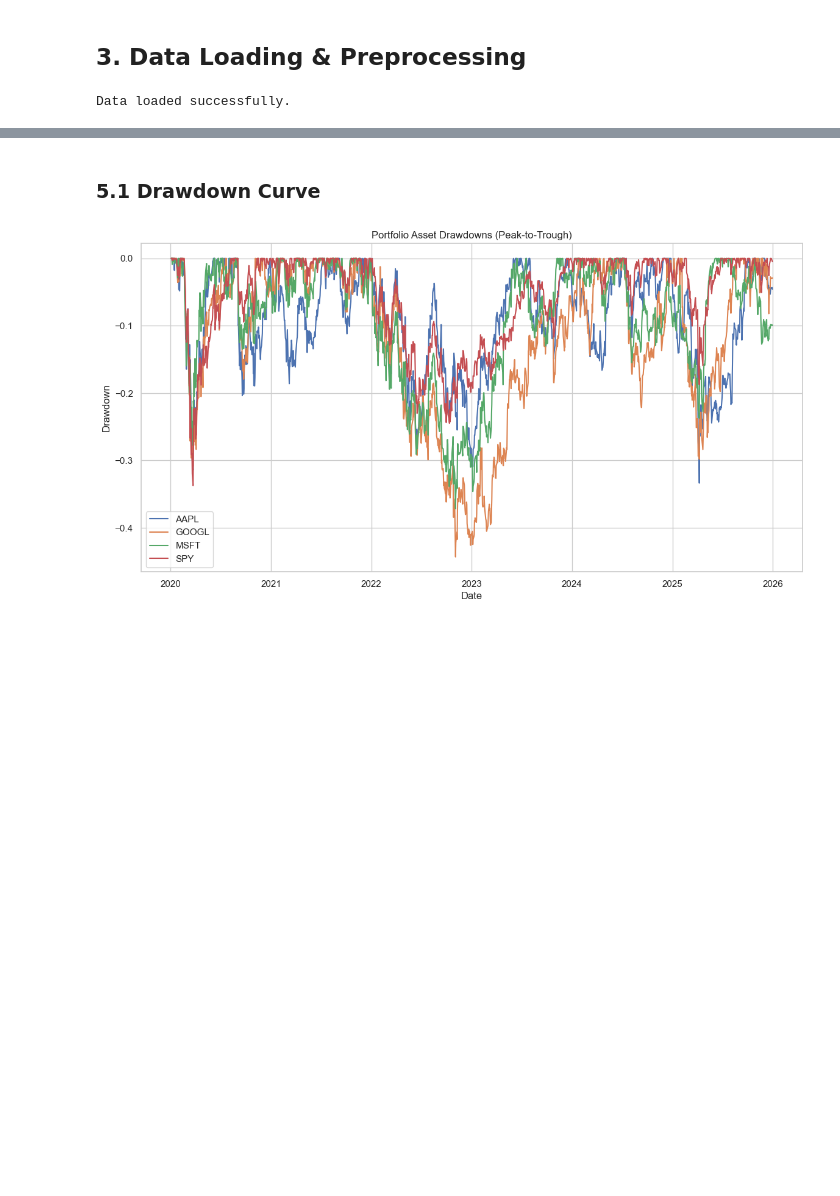
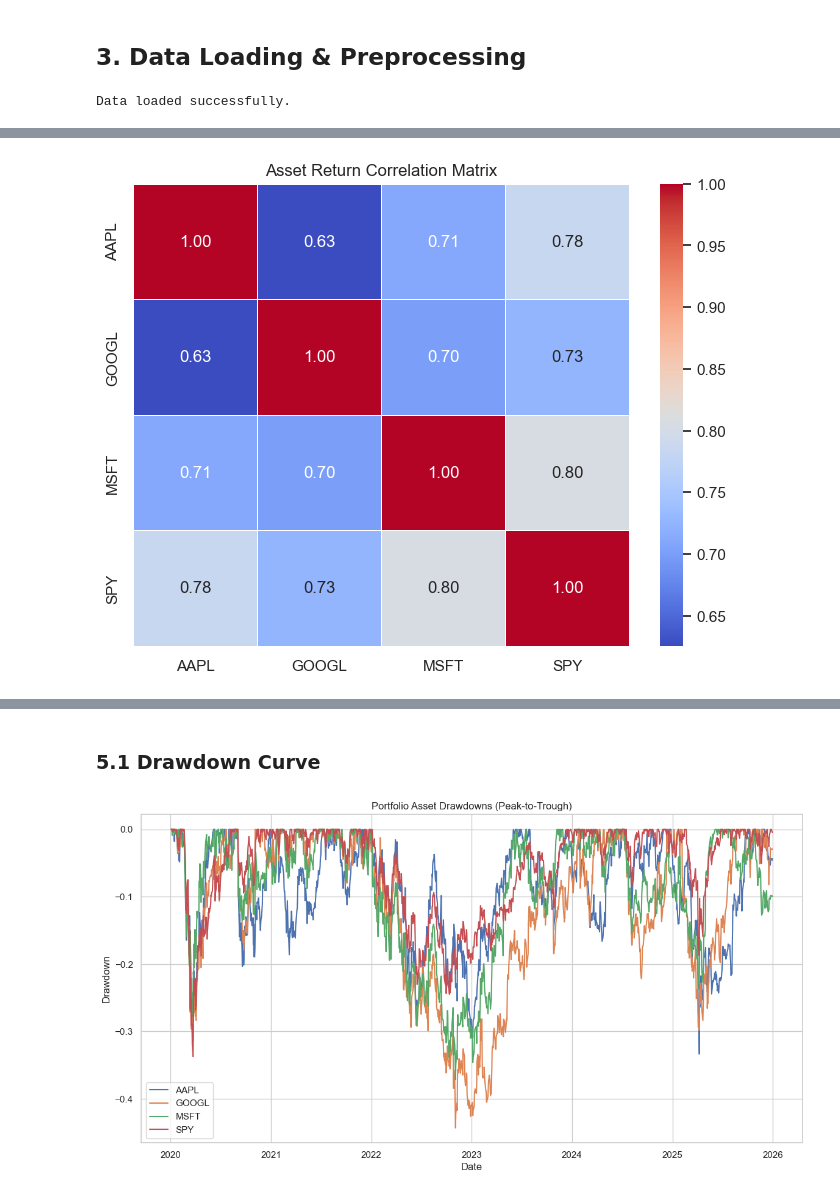
Before and after one commit to KartikMehra22/monte-carlo-portfolio-optimization, a Jupyter notebook: notebooks/portfolio_optimization.ipynb, the cells around one changed output, grey strips where cells are left out. Drawn from its saved outputs; the diff is of its cells as text; code cells hidden in the pictures; blank space fills up the shorter version.

```diff
--- a/notebooks/portfolio_optimization.ipynb
+++ b/notebooks/portfolio_optimization.ipynb
@@ -97,0 +96,31 @@ Statistical Properties of Asset Returns:
+# %%
+# ----- 2️⃣ Estimate Statistical Properties -----
+
+trading_days = 252
+
+mean_returns = returns.mean()
+annualized_mean = mean_returns * trading_days
+
+volatility = returns.std()
+annualized_volatility = volatility * np.sqrt(trading_days)
+
+cov_matrix = returns.cov()
+annualized_cov = cov_matrix * trading_days
+
+correlation_matrix = returns.corr()
+
+skewness = returns.skew()
+kurtosis = returns.kurtosis()
+
+# Combine into one summary table
+summary_stats = pd.DataFrame({
+    "Mean (Daily)": mean_returns,
+    "Mean (Annualized)": annualized_mean,
+    "Volatility (Daily)": volatility,
+    "Volatility (Annualized)": annualized_volatility,
+    "Skewness": skewness,
+    "Kurtosis": kurtosis
+})
+
+print("Summary Statistics:")
+display(summary_stats)
@@ -97,0 +134,12 @@ Statistical Properties of Asset Returns:
+# %%
+plt.figure(figsize=(8,6))
+sns.heatmap(correlation_matrix,
+            annot=True,
+            cmap="coolwarm",
+            fmt=".2f",
+            linewidths=0.5)
+
+plt.title("Asset Return Correlation Matrix")
+plt.show()
+# %% [output]
+[figure, added]
```
Also changed, not shown: parts of 10 cells of this notebook.
